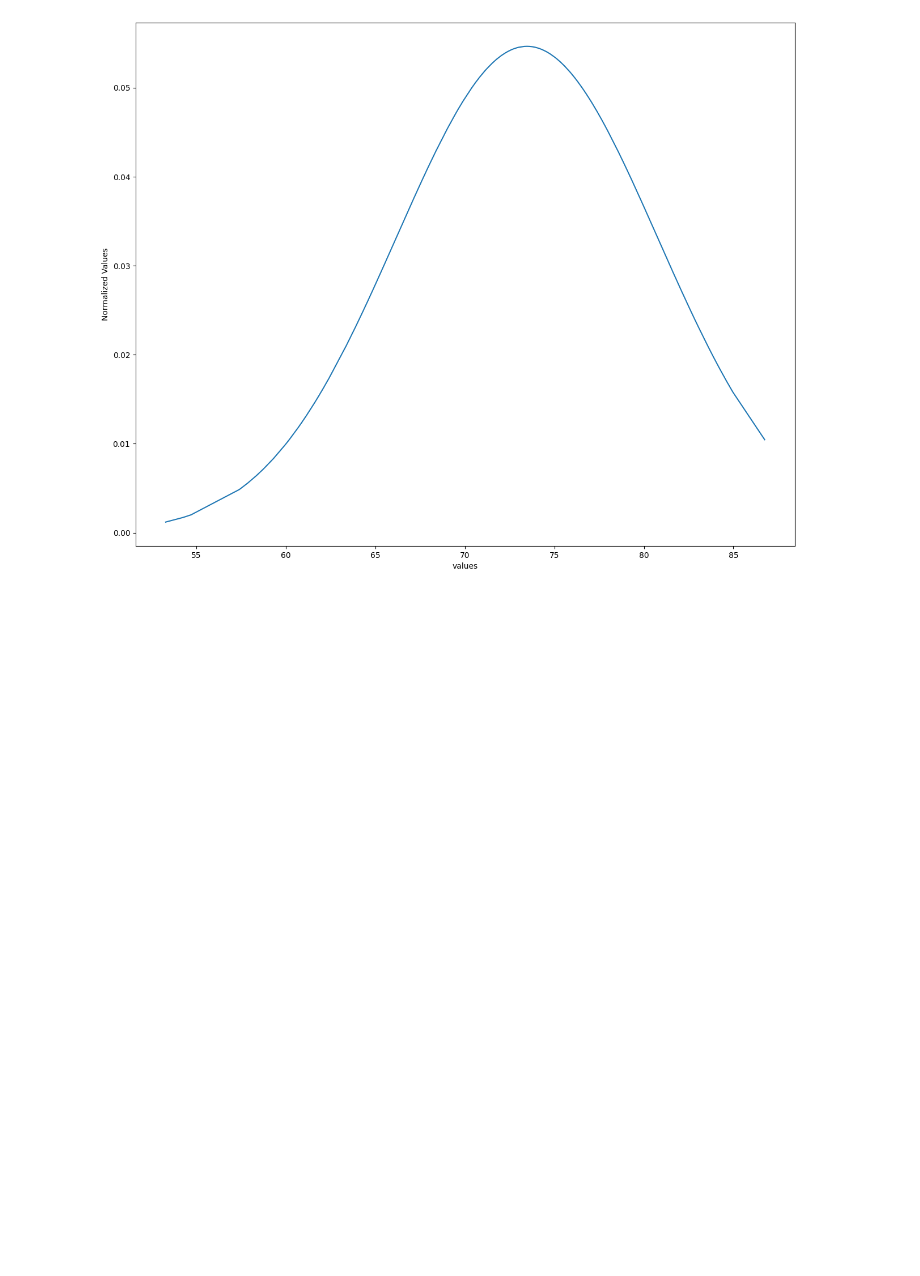
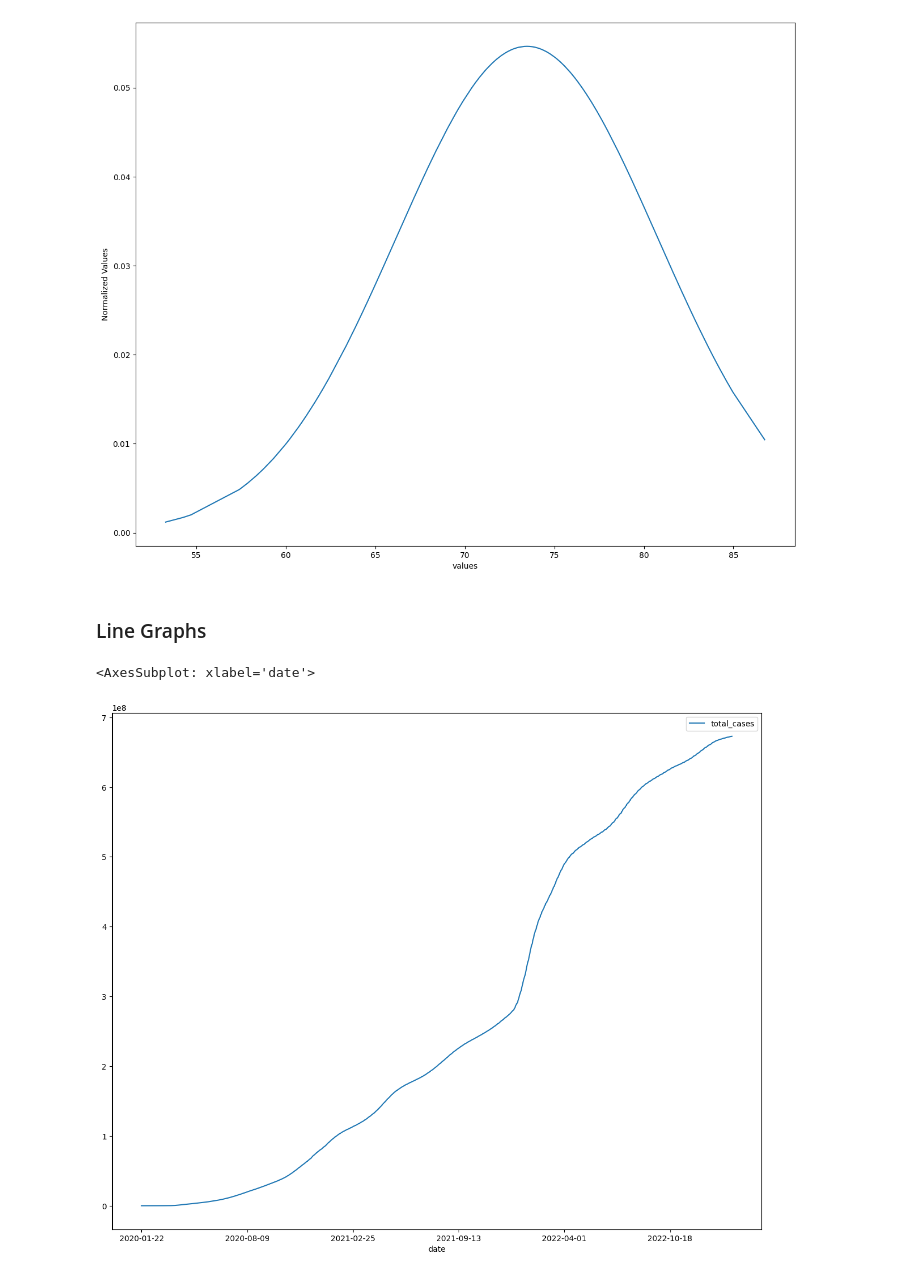
Before and after one commit to TechForEverybody/Applied_Data_Science_Practicals_Sem-8, a Jupyter notebook: Experiment-6/CS8A53_ADS_Experiment_6_ShivkumarChauhan.ipynb, the cells around one changed output. Drawn from its saved outputs; the diff is of its cells as text; code cells hidden in the pictures; blank space fills up the shorter version.

```diff
--- a/Experiment-6/CS8A53_ADS_Experiment_6_ShivkumarChauhan.ipynb
+++ b/Experiment-6/CS8A53_ADS_Experiment_6_ShivkumarChauhan.ipynb
@@ -345,3 +348,10 @@ normalDistributionGraphGenarator(Main_Data['new_deaths'])
 normalDistributionGraphGenarator(Main_Data['life_expectancy'])
 # %% [output]
 [figure]
+# %% [markdown]
+### Line Graphs
+# %%
+Main_Data.plot(x='date', y='total_cases')
+# %% [output]
+<AxesSubplot: xlabel='date'>
+[figure, added]
```
Also changed, not shown: parts of 40 cells of this notebook, 8 other files.
